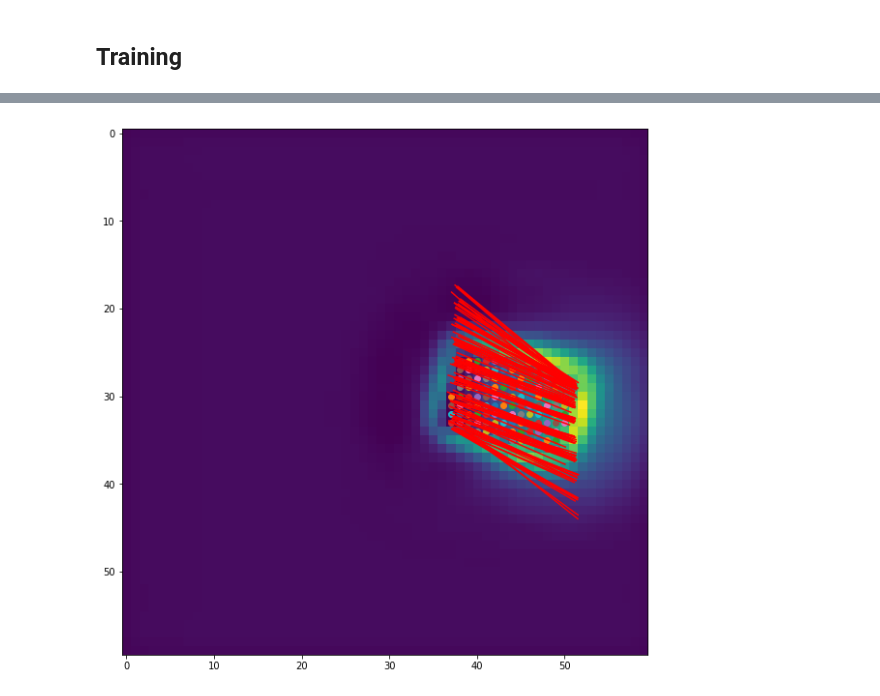
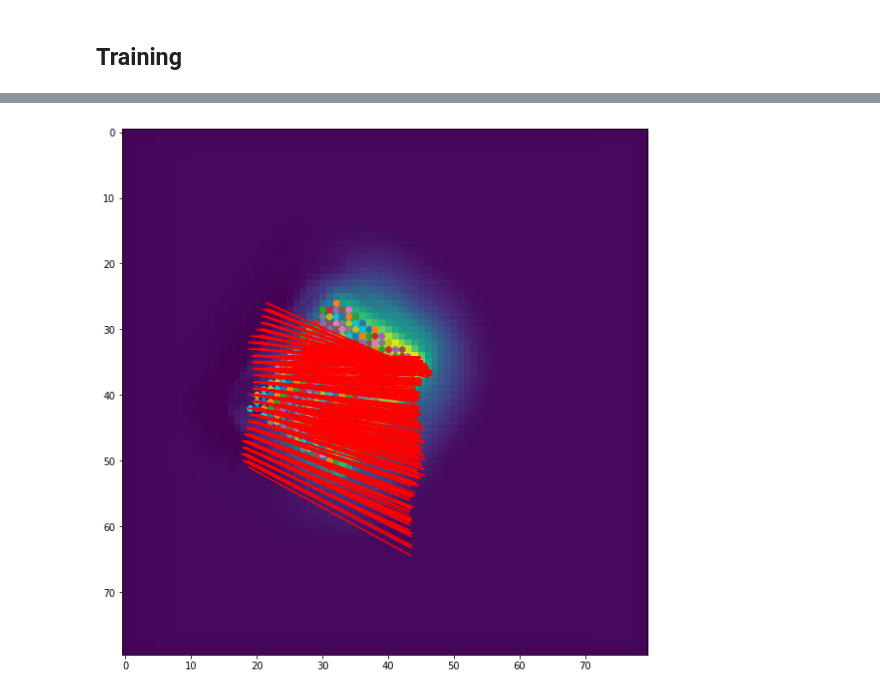
Before and after one commit to thegreatshasha/rt, a Jupyter notebook: TrainingRotation-Pfunctions.ipynb, the cells around one changed output, grey strips where cells are left out. Saved outputs shown, nothing was run; the diff lists cells and outputs as text; code cells hidden in the pictures.

```diff
--- a/TrainingRotation-Pfunctions.ipynb
+++ b/TrainingRotation-Pfunctions.ipynb
@@ -38,12 +38,12 @@ from tqdm import tqdm
 losses = []
 
 plt.figure(figsize=(10,10))
-dimensions =[50.0,30.0]
+dimensions =[80.0,60.0]
 norm_factor = 20.0
 
 # Training for loop
 for i in tqdm(range(500)):
-    imgs, labels = db.generate_batch(num=10, h=dimensions[0], w=dimensions[1], image_size=240)
+    imgs, labels = db.generate_batch(num=5, h=dimensions[0], w=dimensions[1], image_size=320)
     imgs_down, labels_down = fr.downsample(imgs, labels)
 
     net.to_gpu(0)
@@ -143,58 +143,61 @@ for i in range(5):
 # %%
 pred_class.to_cpu()
 import matplotlib as mt
 pix_loc = [30,30]
 
 # change image number to change the first pred channel
-img_num= 5
-sorty,sortx,val = np.where(pred_class[img_num,:,:,:].data>0)
-pred_class_data = pred_class.data
 
-# find the value of the largest value
-sortedval = np.where(pred_class_data[img_num,:,:,:]>0 )
+for img_number in range(8):
 
-# array where you have [pred_class value, index_x, index_y]
-sortedval_array = np.array((pred_class_data[img_num,:,sortedval[1],sortedval[2]].squeeze(),sortedval[1],sortedval[2]))
+    img_num= img_number
+    sorty,sortx,val = np.where(pred_class[img_num,:,:,:].data>0)
+    pred_class_data = pred_class.data
 
-# max valued indices on top
-max_value_indices = np.flipud(np.argsort(sortedval_array[0,:]))
+    # find the value of the largest value
+    sortedval = np.where(pred_class_data[img_num,:,:,:]>0 )
 
-# pick the first 10 of max values
-subset_indicies = sortedval_array[:,max_value_indices[0:10]]
+    # array where you have [pred_class value, index_x, index_y]
+    sortedval_array = np.array((pred_class_data[img_num,:,sortedval[1],sortedval[2]].squeeze(),sortedval[1],sortedval[2]))
+
+    # max valued indices on top
+    max_value_indices = np.flipud(np.argsort(sortedval_array[0,:]))
+
+    # pick the first 10 of max values
+    subset_indicies = sortedval_array[:,max_value_indices[0:10]]
 
 
-pty =subset_indicies[1,:]
-ptx = subset_indicies[2,:]
+    pty =subset_indicies[1,:]
+    ptx = subset_indicies[2,:]
 
-pty, ptx = np.where(pred_class[img_num,0,:,:].data>0)
-if(pty.shape[0]>100):
-    ptx= ptx
-    pty= pty
+    pty, ptx = np.where(pred_class[img_num,0,:,:].data>0)
+    if(pty.shape[0]>100):
+        ptx= ptx
+        pty= pty
 
-# plot pred_loc
-plt.figure(figsize=(10,10))
-ax = plt.axes()
-plt.imshow(pred_loc[img_num,0,:,:].data)
+    # plot pred_loc
+    plt.figure(figsize=(10,10))
+    ax = plt.axes()
+    plt.imshow(pred_loc[img_num,0,:,:].data)
 
-for i in range(pty.shape[0] ):
-    pix_x = ptx[i]
-    pix_y = pty[i]
+    for i in range(pty.shape[0] ):
+        pix_x = ptx[i]
+        pix_y = pty[i]
 
-    single_box = pred_loc[img_num,:,pix_y,pix_x]
+        single_box = pred_loc[img_num,:,pix_y,pix_x]
 
 
-    box_coordinates = [pix_x-norm_factor*single_box[0],
-                               pix_y-norm_factor*single_box[1],
-                               pix_x+norm_factor*single_box[2],
-                                pix_y+norm_factor*single_box[3]]
+        box_coordinates = [pix_x-norm_factor*single_box[0],
+                                   pix_y-norm_factor*single_box[1],
+                                   pix_x+norm_factor*single_box[2],
+                                    pix_y+norm_factor*single_box[3]]
 
-    # plot lines
-    plt.plot([box_coordinates[0].data,box_coordinates[2].data ],[box_coordinates[1].data,box_coordinates[3].data],'r-' )
-    plt.scatter(pix_x, pix_y)
+        # plot lines
+        plt.plot([box_coordinates[0].data,box_coordinates[2].data ],[box_coordinates[1].data,box_coordinates[3].data],'r-' )
+        plt.scatter(pix_x, pix_y)
 
-# plot pred class
-plt.figure()
-plt.imshow( pred_class[img_num,0,:,:].data)
-plt.show()
+    # plot pred class
+    plt.figure()
+    plt.imshow( pred_class[img_num,0,:,:].data)
+    plt.show()
 # %% [output]
-[figure, old version]
+[figure, new version]
```
Also changed, not shown: parts of 4 cells of this notebook, 8 other files.
